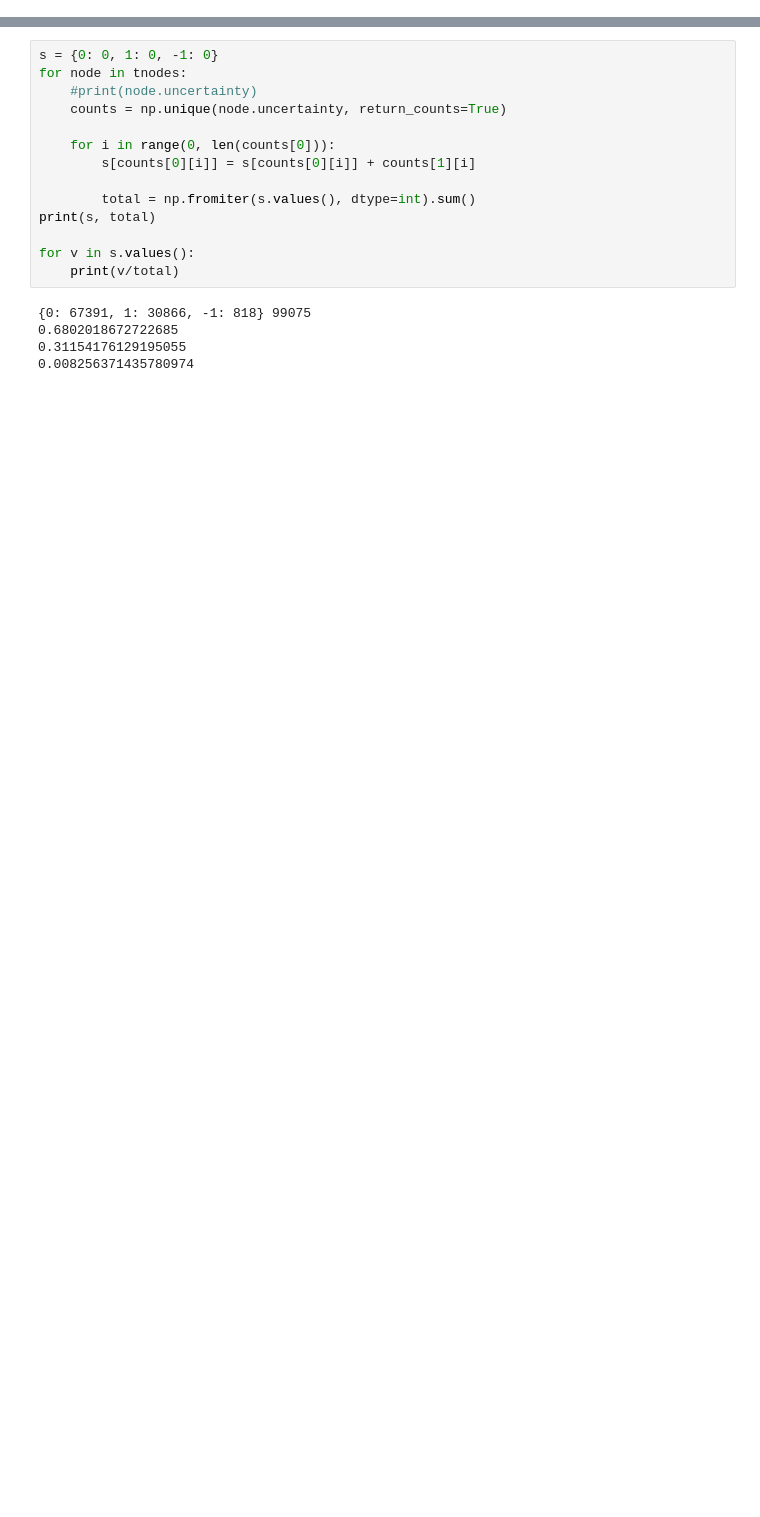
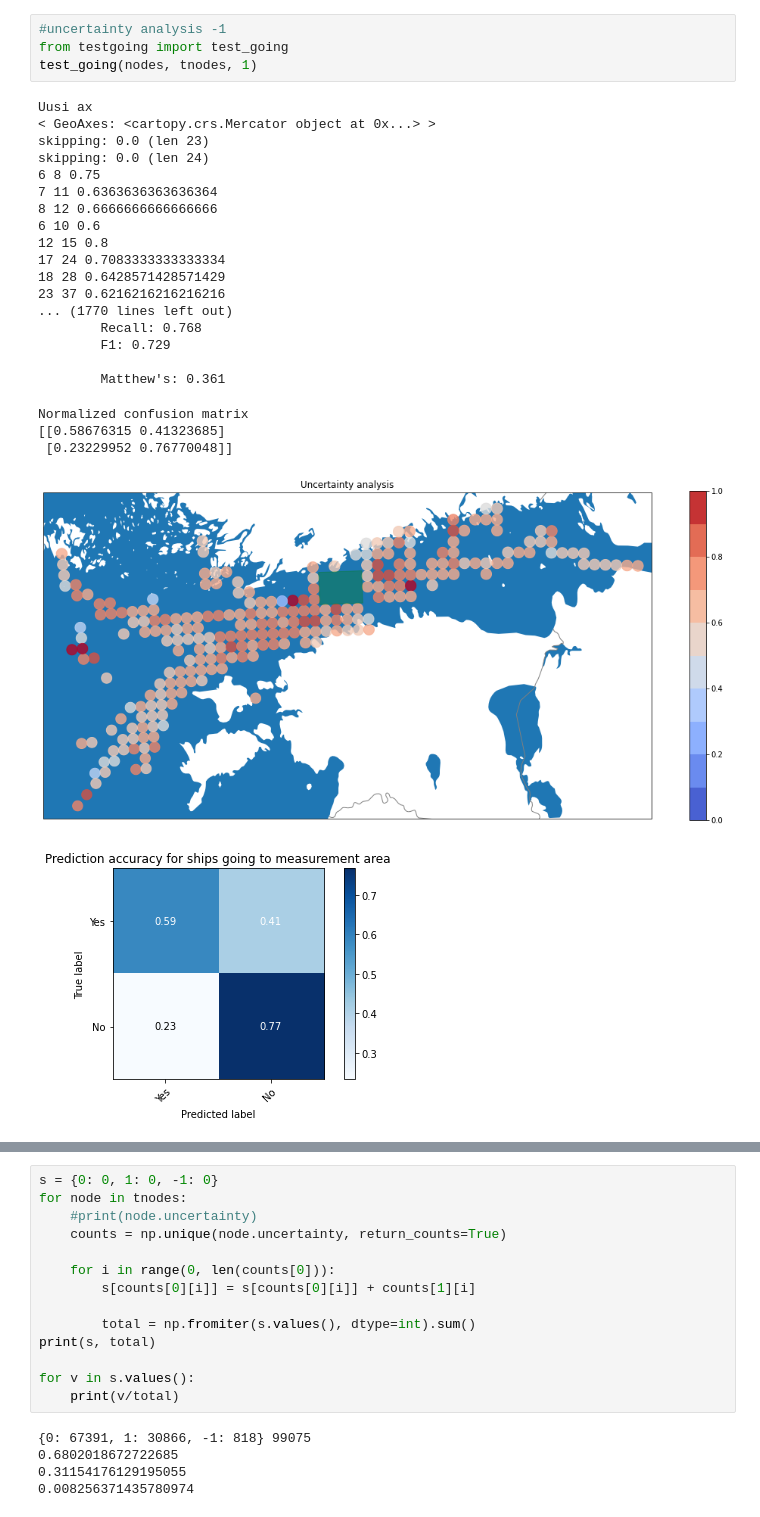
Before and after one commit to Hietamaki/ship-passage-predictor, a Jupyter notebook: workbench.ipynb, the cells around one changed output, grey strips where cells are left out. Saved outputs shown, nothing was run; the diff lists cells and outputs as text; blank space fills up the shorter version.

Commit message:
Final analysis & other fixes

```diff
--- a/workbench.ipynb
+++ b/workbench.ipynb
@@ -43,0 +73,27 @@ Uusi ax
+# %%
+#uncertainty analysis -1
+from testgoing import test_going
+test_going(nodes, tnodes, 1)
+# %% [output]
+Uusi ax
+< GeoAxes: <cartopy.crs.Mercator object at 0x...> >
+skipping: 0.0 (len 23)
+skipping: 0.0 (len 24)
+6 8 0.75
+7 11 0.6363636363636364
+8 12 0.6666666666666666
+6 10 0.6
+12 15 0.8
+17 24 0.7083333333333334
+18 28 0.6428571428571429
+23 37 0.6216216216216216
+... (1770 lines left out)
+        Recall: 0.768
+        F1: 0.729
+
+        Matthew's: 0.361
+Normalized confusion matrix
+[[0.58676315 0.41323685]
+ [0.23229952 0.76770048]]
+[figure, added]
+[figure, added]
```
Also changed, not shown: parts of 26 cells of this notebook, 7 other files.
